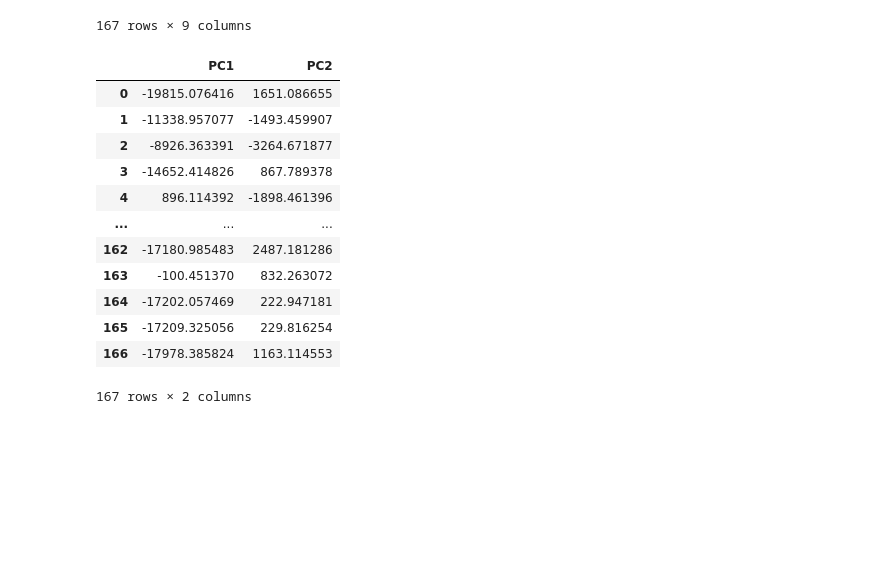
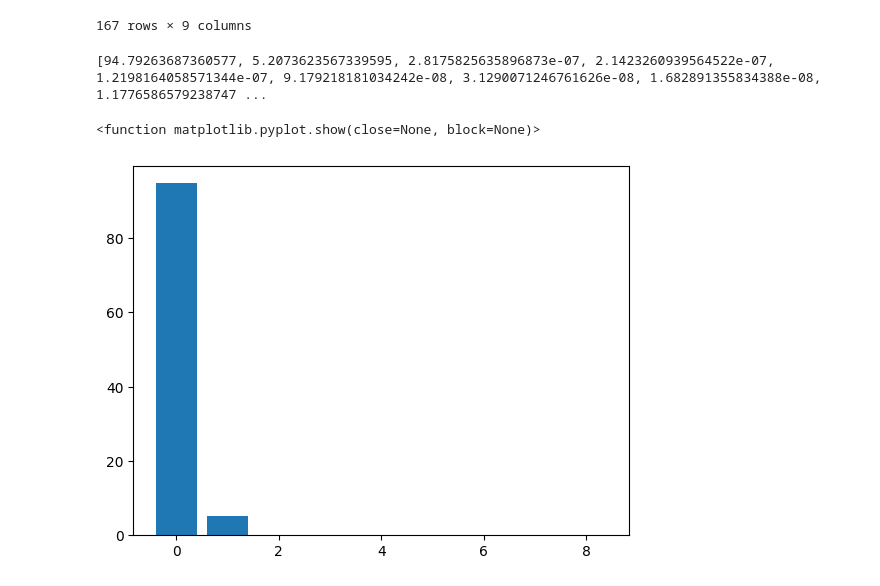
Before and after one commit to Wackyjac/MRM3, a Jupyter notebook: merge.ipynb, the cells around one changed output. Drawn from its saved outputs; the diff is of its cells as text; code cells hidden in the pictures; blank space fills up the shorter version.

Commit message:
added scree graph as well as elbow method

```diff
--- a/merge.ipynb
+++ b/merge.ipynb
@@ -36,31 +37,25 @@ df
 # %%
 def meaner(column):
     return column-column.mean()
 df = df.apply(meaner)
 cov_mat = np.cov(df , rowvar = False)
 eigen_values , eigen_vectors = np.linalg.eigh(cov_mat)
 sorted_index = np.argsort(eigen_values)[::-1]
 sorted_eigenvalue = eigen_values[sorted_index]
 sorted_eigenvectors = eigen_vectors[:,sorted_index]
 n_components = 2
 eigenvector_subset = sorted_eigenvectors[:,0:n_components]
 df_reduced = np.dot(eigenvector_subset.transpose(),df.transpose()).transpose()
 df_reduced = pd.DataFrame(df_reduced , columns = ['PC1','PC2'])
-df_reduced
+eigen_values_total = sum(eigen_values)
+explained_variance = [(i / eigen_values_total)*100 for i in sorted_eigenvalue]
+print(explained_variance)
+plt.bar(range(9),explained_variance)
+plt.show
 # %% [output]
-|  | PC1 | PC2 |
-| 0 | -19815.076416 | 1651.086655 |
-| 1 | -11338.957077 | -1493.459907 |
-| 2 | -8926.363391 | -3264.671877 |
-| 3 | -14652.414826 | 867.789378 |
-| 4 | 896.114392 | -1898.461396 |
-| ... | ... | ... |
-| 162 | -17180.985483 | 2487.181286 |
-| 163 | -100.451370 | 832.263072 |
-| 164 | -17202.057469 | 222.947181 |
-| 165 | -17209.325056 | 229.816254 |
-| 166 | -17978.385824 | 1163.114553 |
-167 rows × 2 columns
+[94.79263687360577, 5.2073623567339595, 2.8175825635896873e-07, 2.1423260939564522e-07, 1.2198164058571344e-07, 9.179218181034242e-08, 3.1290071246761626e-08, 1.682891355834388e-08, 1.1776586579238747 ...
+<function matplotlib.pyplot.show(close=None, block=None)>
+[figure, added]
 # %%
 def random_centroid(X,k):
     random_idx=[np.random.randint(len(X)) for i in range(k)]
```
Also changed, not shown: parts of 7 cells of this notebook.
